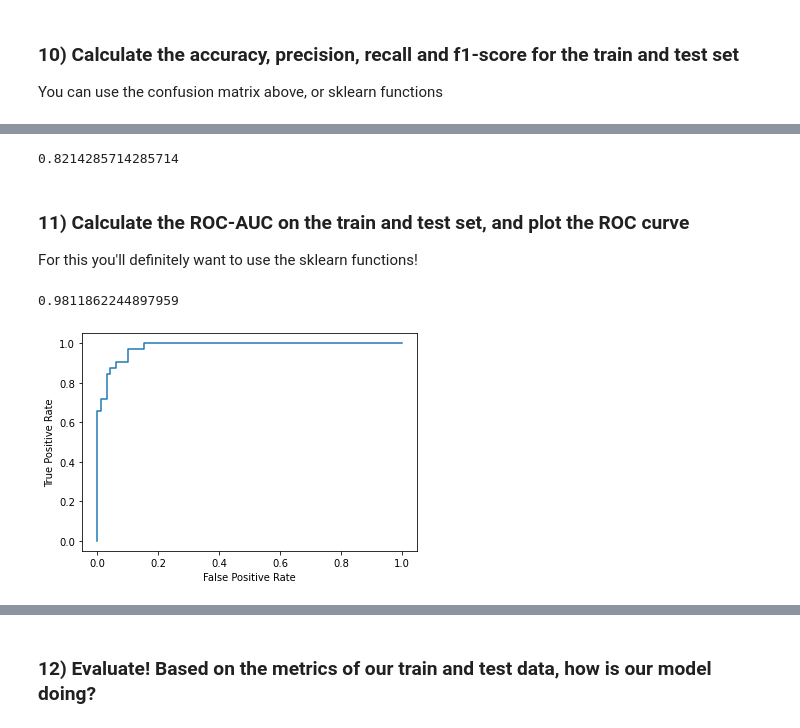
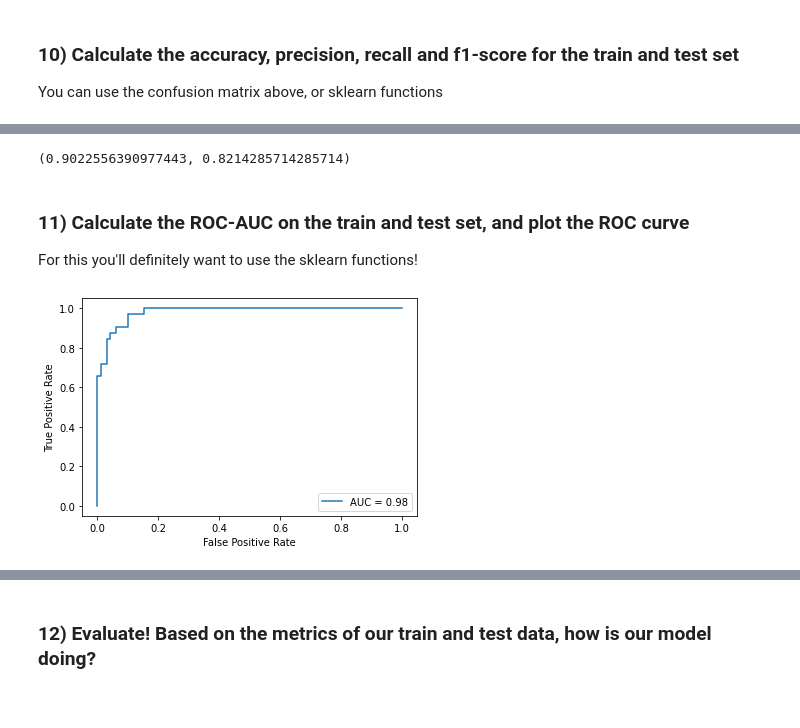
Before and after one commit to pyamin1878/NTL-DS-103023, a Jupyter notebook: Phase 3/Lectures/17_P3_CodeChallenge_Review.ipynb, the cells around one changed output, grey strips where cells are left out. Saved outputs shown, nothing was run; the diff lists cells and outputs as text; code cells hidden in the pictures.

```diff
--- a/Phase 3/Lectures/17_P3_CodeChallenge_Review.ipynb
+++ b/Phase 3/Lectures/17_P3_CodeChallenge_Review.ipynb
@@ -260,8 +264,8 @@ recall_score(y_test, y_pred)
 # %%
 # F1-Score
-f1_score(y_test, y_pred)
+f1_score(y_train, y_pred_train), f1_score(y_test, y_pred_test)
 # %% [output]
-0.8214285714285714
+(0.9022556390977443, 0.8214285714285714)
 # %% [markdown]
 ### 11) Calculate the ROC-AUC on the train and test set, and plot the ROC curve
 
@@ -271,13 +280,11 @@ For this you'll definitely want to use the sklearn functions!
 # %%
-# Calculate roc-auc
+# Calculate roc-auc test
 test_probas = logreg.predict_proba(X_test_scaled)[:,1]
 
-roc_auc_score(y_test, test_probas)
+test_roc = roc_auc_score(y_test, test_probas)
-# %% [output]
-0.9811862244897959
 # %%
 # Plot the ROC curve
 fpr, tpr, thresh = roc_curve(y_test, test_probas)
-RocCurveDisplay(fpr=fpr, tpr=tpr).plot();
+RocCurveDisplay(fpr=fpr, tpr=tpr, roc_auc=test_roc).plot();
 # %% [output]
-[figure, old version]
+[figure, new version]
```
Also changed, not shown: parts of 37 cells of this notebook.
